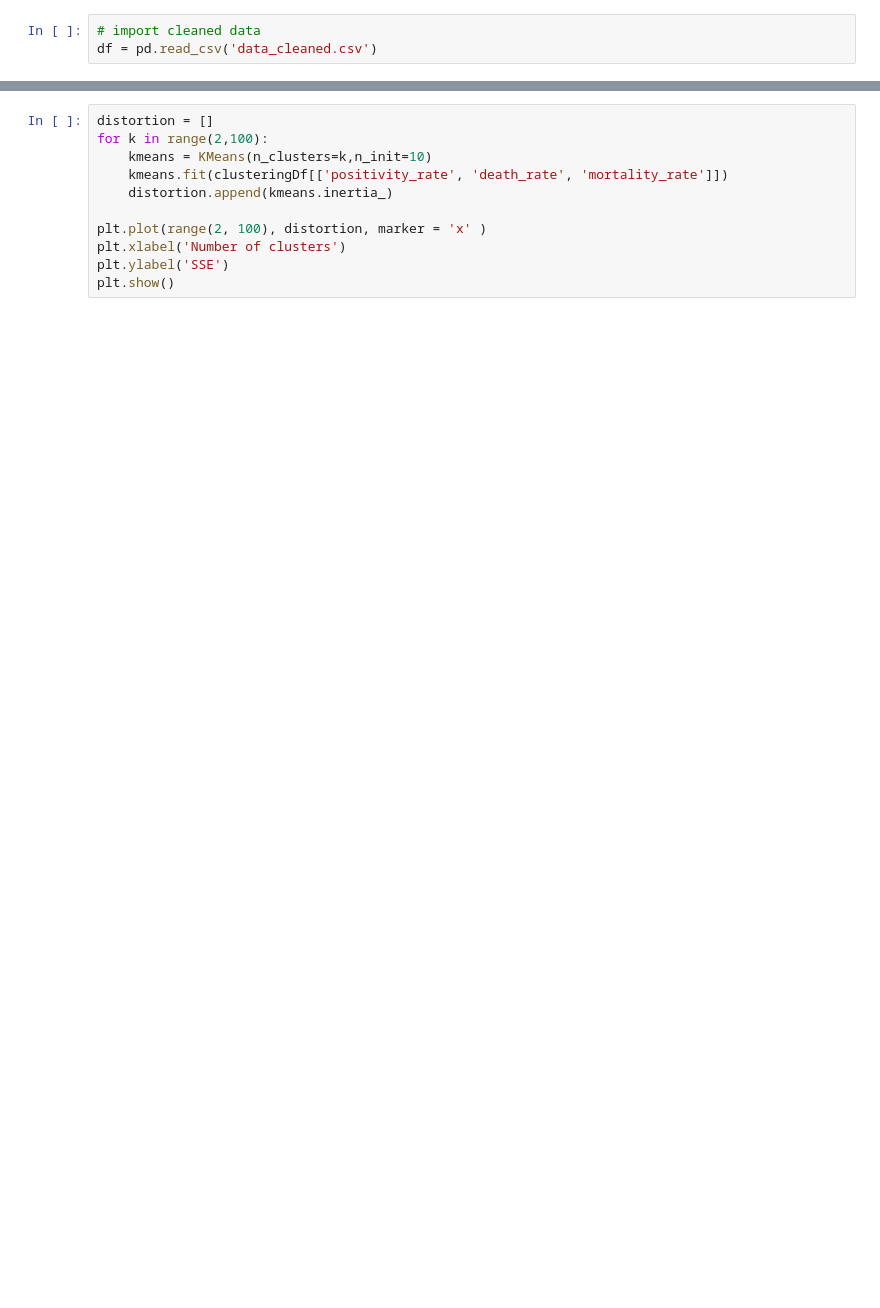
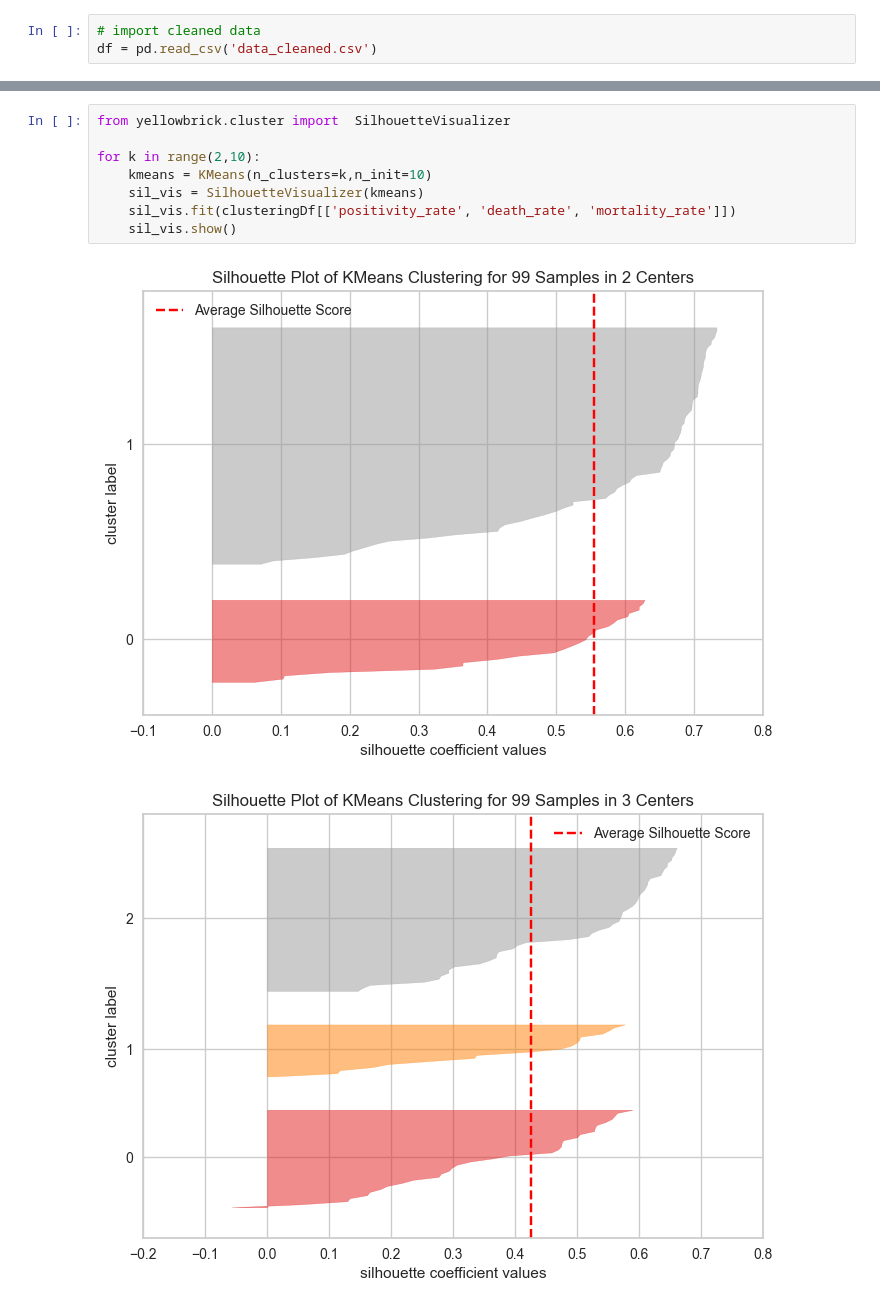
Before and after one commit to eefthymiou/DataMiningProject, a Jupyter notebook: clustering.ipynb, the cells around one changed output, grey strips where cells are left out. Drawn from its saved outputs; the diff is of its cells as text; blank space fills up the shorter version.

```diff
--- a/clustering.ipynb
+++ b/clustering.ipynb
@@ -17,11 +42,11 @@ clusteringDf
 # %%
-distortion = []
-for k in range(2,100):
+from yellowbrick.cluster import  SilhouetteVisualizer
+
+for k in range(2,10):
     kmeans = KMeans(n_clusters=k,n_init=10)
-    kmeans.fit(clusteringDf[['positivity_rate', 'death_rate', 'mortality_rate']])
-    distortion.append(kmeans.inertia_)
-
-plt.plot(range(2, 100), distortion, marker = 'x' )
-plt.xlabel('Number of clusters')
-plt.ylabel('SSE')
-plt.show()
+    sil_vis = SilhouetteVisualizer(kmeans)
+    sil_vis.fit(clusteringDf[['positivity_rate', 'death_rate', 'mortality_rate']])
+    sil_vis.show()
+# %% [output]
+[figure, added]
+[figure, added]
```
Also changed, not shown: parts of 7 cells of this notebook, 2 other files.
